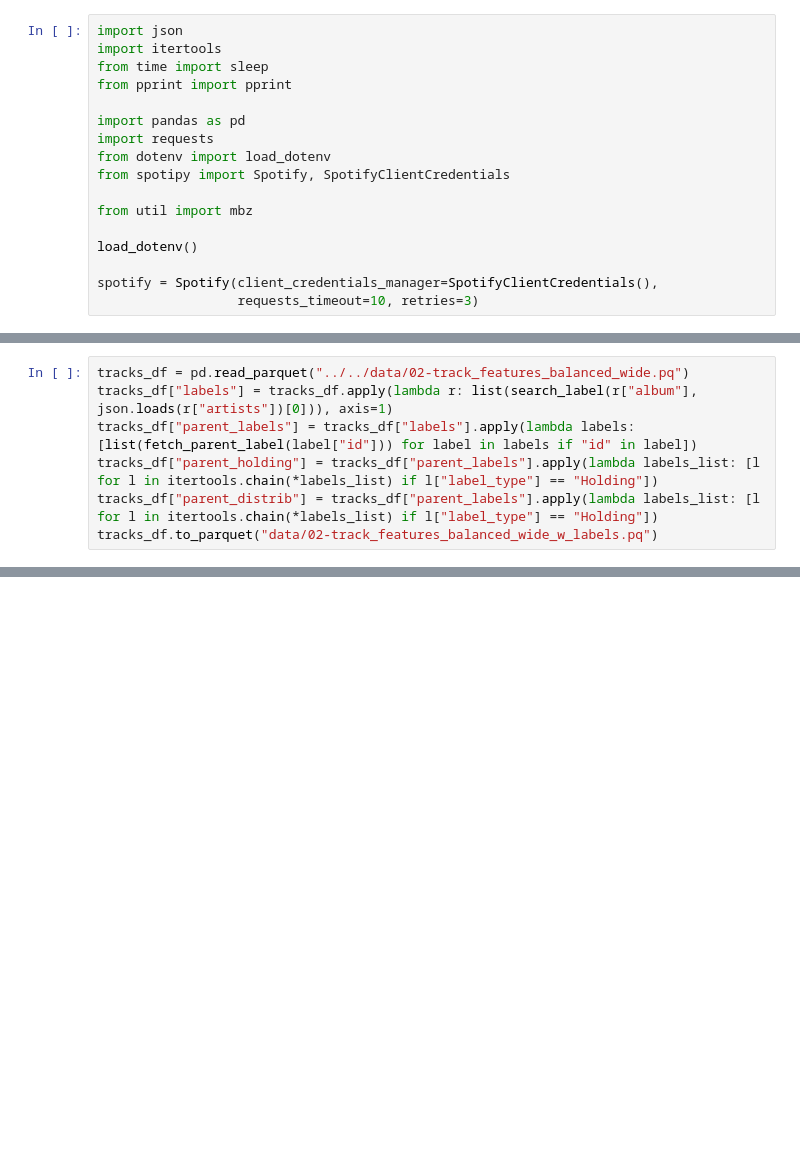
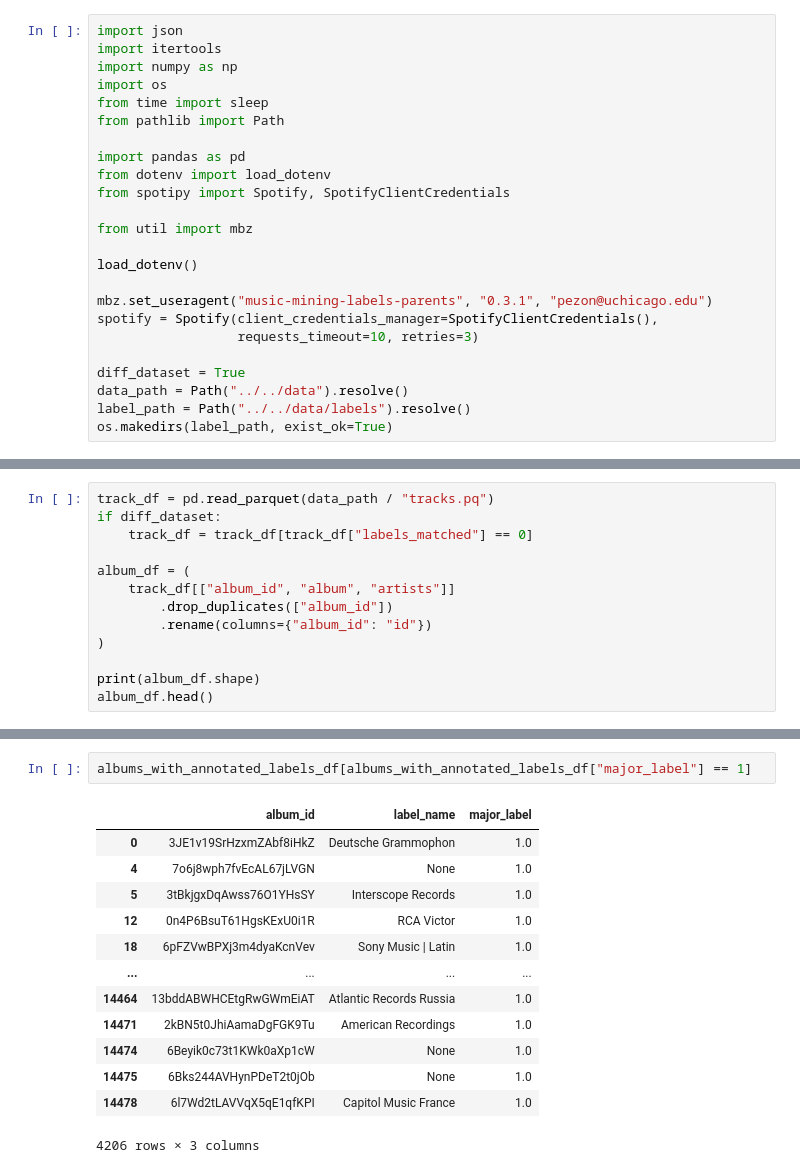
Before and after one commit to pezon/music-mining, a Jupyter notebook: notebooks/collection/prepare_labels.ipynb, the cells around one changed output, grey strips where cells are left out. Saved outputs shown, nothing was run; the diff lists cells and outputs as text; blank space fills up the shorter version.

Commit message:
update notebooks and datasets

```diff
--- a/notebooks/collection/prepare_labels.ipynb
+++ b/notebooks/collection/prepare_labels.ipynb
@@ -1,11 +1,12 @@
 # %%
 import json
 import itertools
+import numpy as np
+import os
 from time import sleep
-from pprint import pprint
+from pathlib import Path
 
 import pandas as pd
-import requests
 from dotenv import load_dotenv
 from spotipy import Spotify, SpotifyClientCredentials
 
@@ -13,5 +14,11 @@ from util import mbz
 
 load_dotenv()
 
+mbz.set_useragent("music-mining-labels-parents", "0.3.1", "pezon@uchicago.edu")
 spotify = Spotify(client_credentials_manager=SpotifyClientCredentials(),
                   requests_timeout=10, retries=3)
+
+diff_dataset = True
+data_path = Path("../../data").resolve()
+label_path = Path("../../data/labels").resolve()
+os.makedirs(label_path, exist_ok=True)
@@ -64,0 +25,13 @@ def fetch_parent_label(label_id):
+# %%
+track_df = pd.read_parquet(data_path / "tracks.pq")
+if diff_dataset:
+    track_df = track_df[track_df["labels_matched"] == 0]
+
+album_df = (
+    track_df[["album_id", "album", "artists"]]
+        .drop_duplicates(["album_id"])
+        .rename(columns={"album_id": "id"})
+)
+
+print(album_df.shape)
+album_df.head()
@@ -103,7 +110,0 @@ def get_artist_info(artist_name):
-# %%
-tracks_df = pd.read_parquet("../../data/02-track_features_balanced_wide.pq")
-tracks_df["labels"] = tracks_df.apply(lambda r: list(search_label(r["album"], json.loads(r["artists"])[0])), axis=1)
-tracks_df["parent_labels"] = tracks_df["labels"].apply(lambda labels: [list(fetch_parent_label(label["id"])) for label in labels if "id" in label])
-tracks_df["parent_holding"] = tracks_df["parent_labels"].apply(lambda labels_list: [l for l in itertools.chain(*labels_list) if l["label_type"] == "Holding"])
-tracks_df["parent_distrib"] = tracks_df["parent_labels"].apply(lambda labels_list: [l for l in itertools.chain(*labels_list) if l["label_type"] == "Holding"])
-tracks_df.to_parquet("data/02-track_features_balanced_wide_w_labels.pq")
@@ -131,0 +287,16 @@ labels_df
+# %%
+albums_with_annotated_labels_df[albums_with_annotated_labels_df["major_label"] == 1]
+# %% [output]
+|  | album_id | label_name | major_label |
+| 0 | 3JE1v19SrHzxmZAbf8iHkZ | Deutsche Grammophon | 1.0 |
+| 4 | 7o6j8wph7fvEcAL67jLVGN | None | 1.0 |
+| 5 | 3tBkjgxDqAwss76O1YHsSY | Interscope Records | 1.0 |
+| 12 | 0n4P6BsuT61HgsKExU0i1R | RCA Victor | 1.0 |
+| 18 | 6pFZVwBPXj3m4dyaKcnVev | Sony Music | Latin | 1.0 |
+| ... | ... | ... | ... |
+| 14464 | 13bddABWHCEtgRwGWmEiAT | Atlantic Records Russia | 1.0 |
+| 14471 | 2kBN5t0JhiAamaDgFGK9Tu | American Recordings | 1.0 |
+| 14474 | 6Beyik0c73t1KWk0aXp1cW | None | 1.0 |
+| 14475 | 6Bks244AVHynPDeT2t0jOb | None | 1.0 |
+| 14478 | 6l7Wd2tLAVVqX5qE1qfKPI | Capitol Music France | 1.0 |
+4206 rows × 3 columns
```
Also changed, not shown: parts of 10 cells of this notebook, 15 other files.
